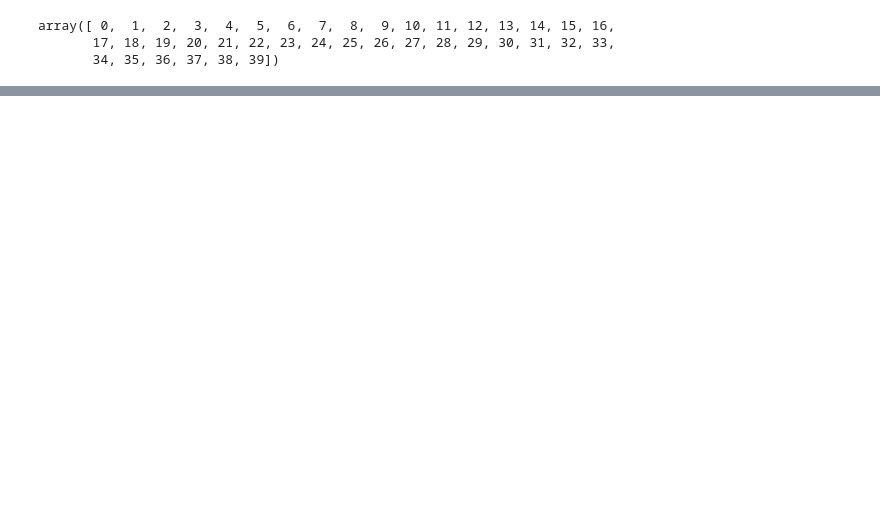
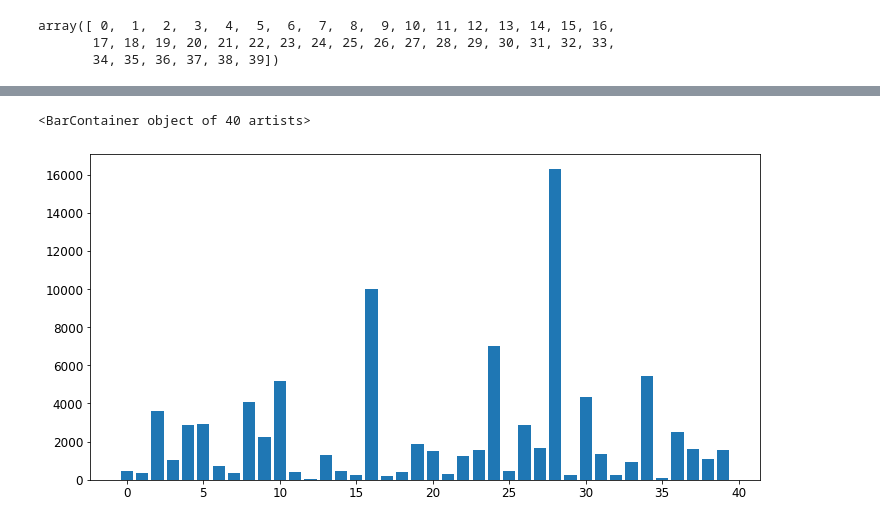
Before and after one commit to JavierZhao/semi-supervised-tests, a Jupyter notebook: Jupyter/unimp_arxiv.ipynb, the cells around one changed output, grey strips where cells are left out. Drawn from its saved outputs; the diff is of its cells as text; code cells hidden in the pictures; blank space fills up the shorter version.

```diff
--- a/Jupyter/unimp_arxiv.ipynb
+++ b/Jupyter/unimp_arxiv.ipynb
@@ -511,0 +547,3 @@ plt.show()
+# %%
+data.y[train_mask]
+labels_arr = data.y[train_mask].cpu().numpy()
@@ -511,0 +554,14 @@ plt.show()
+# %%
+# List of keys
+classes = np.array([i for i in range(40)])
+
+# initialize dictionary
+d = {}
+
+# iterating through the elements of list
+for i in classes:
+    d[i] = 0
+# %%
+for data in labels_arr:
+    d[data] += 1
+d
@@ -511,0 +623,6 @@ plt.show()
+# %%
+fig, ax = plt.subplots(figsize=(12, 6))
+ax.bar(list(d.keys()), list(d.values()))
+# %% [output]
+<BarContainer object of 40 artists>
+[figure, added]
```
Also changed, not shown: parts of 25 cells of this notebook.
